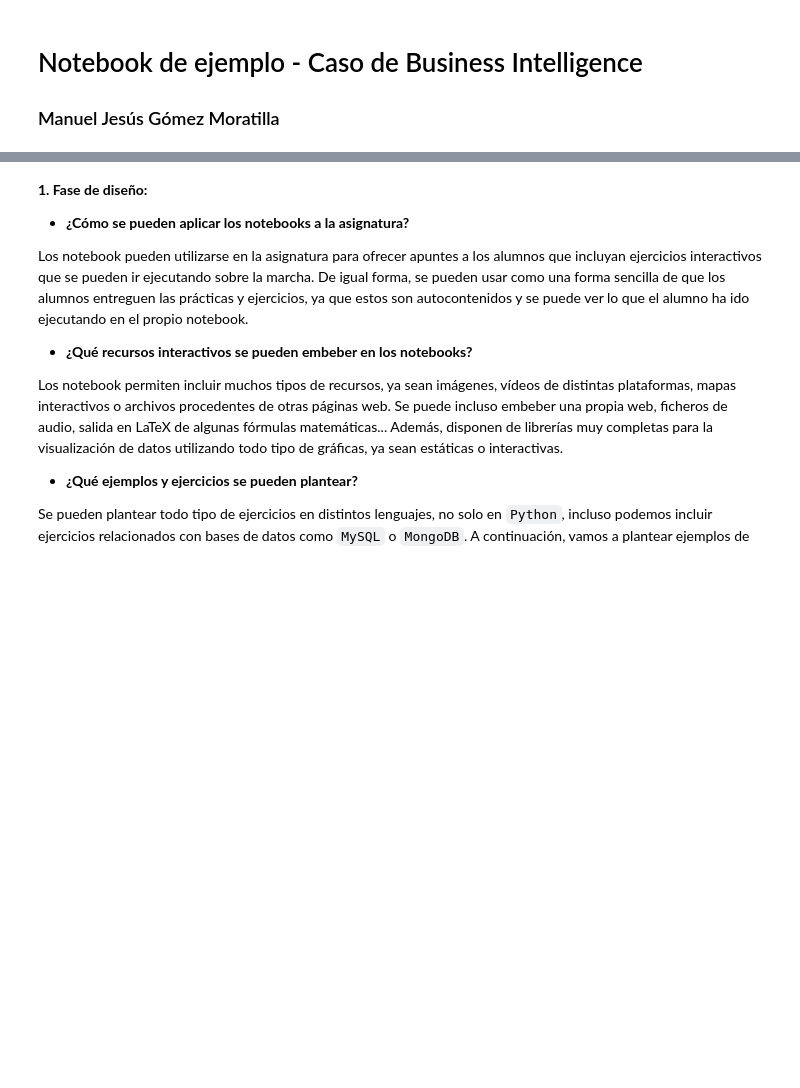
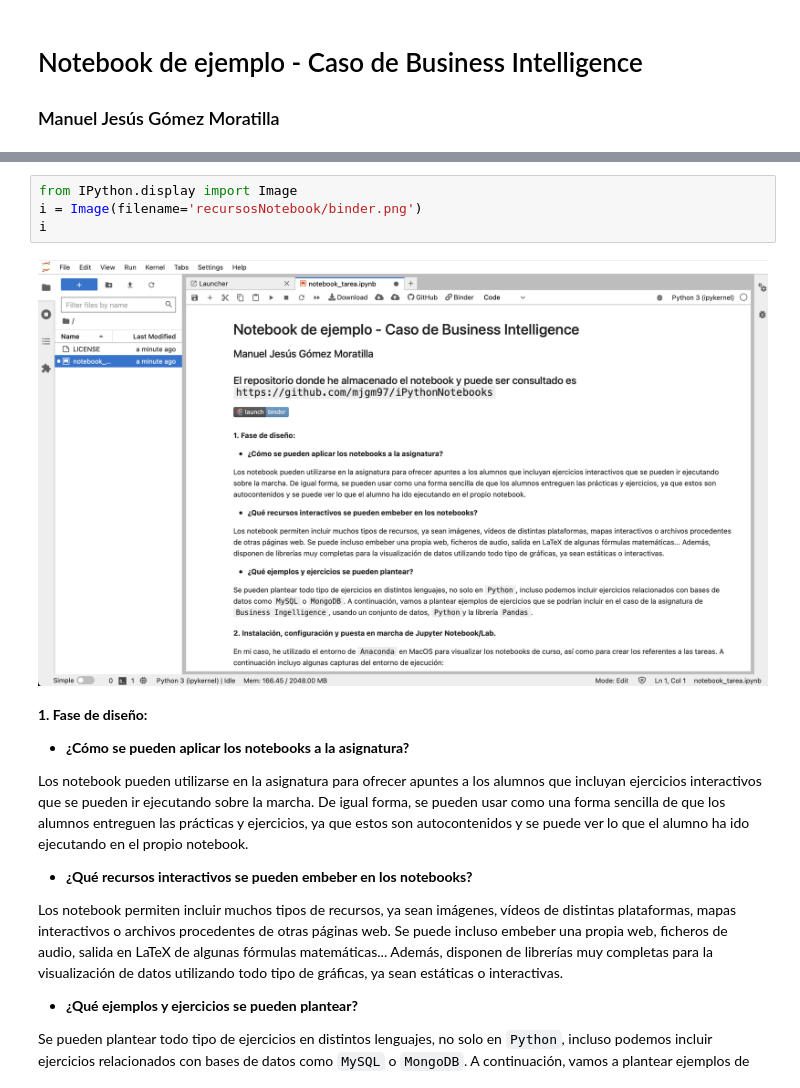
Before and after one commit to mjgm97/iPythonNotebooks, a Jupyter notebook: notebook_tarea.ipynb, the cells around one changed output, grey strips where cells are left out. Drawn from its saved outputs; the diff is of its cells as text; blank space fills up the shorter version.

```diff
--- a/notebook_tarea.ipynb
+++ b/notebook_tarea.ipynb
@@ -9,3 +34,9 @@
+# %%
+from IPython.display import Image
+i = Image(filename='recursosNotebook/binder.png')
+i
+# %% [output]
+[figure, added]
 # %% [markdown]
 <strong>1. Fase de diseño:</strong>
   - <strong>¿Cómo se pueden aplicar los notebooks a la asignatura?</strong>
```
Also changed, not shown: parts of 8 cells of this notebook.
